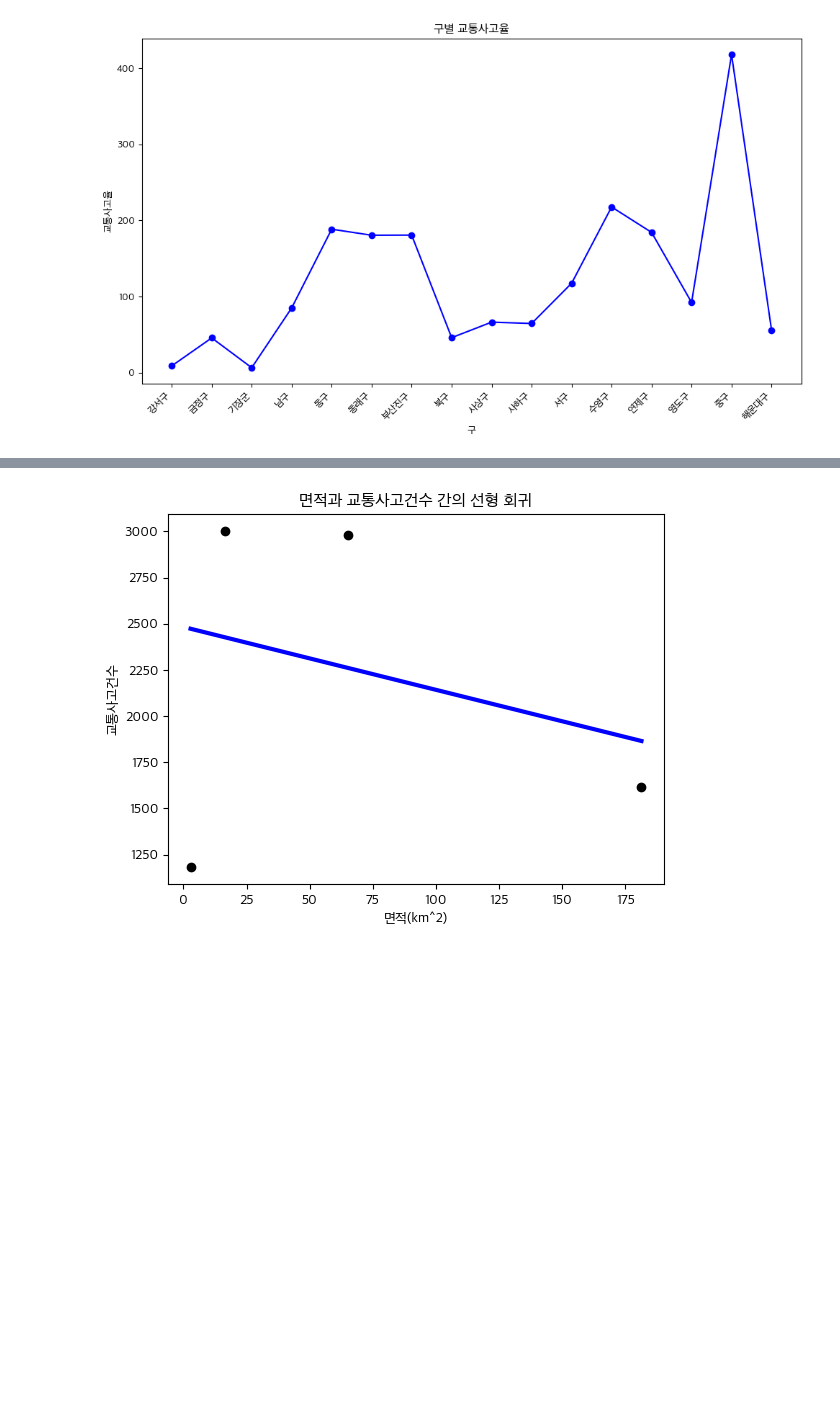
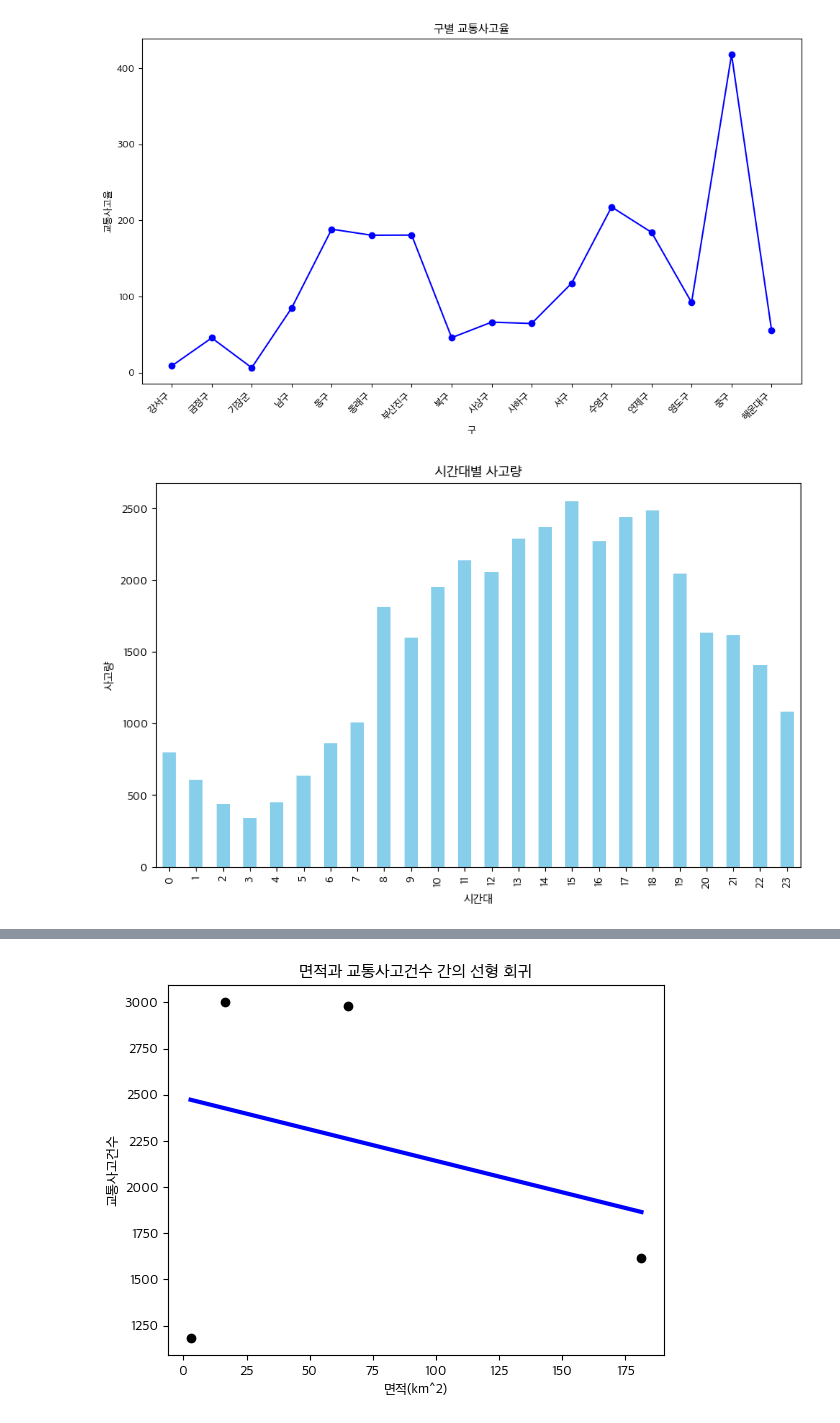
Before and after one commit to sonyuyoung/Weather-and-traffic-accidents, a Jupyter notebook: 유영/0123.ipynb, the cells around one changed output, grey strips where cells are left out. Saved outputs shown, nothing was run; the diff lists cells and outputs as text; code cells hidden in the pictures; blank space fills up the shorter version.

```diff
--- a/유영/0123.ipynb
+++ b/유영/0123.ipynb
@@ -735,3 +860,34 @@ plt.tight_layout()
 plt.show()
 # %% [output]
 [figure]
+# %%
+import pandas as pd
+import matplotlib.pyplot as plt
+
+# CSV 파일 경로
+file_path = '교통사고2.csv'
+
+# CSV 파일 읽기 (encoding 지정)
+df = pd.read_csv(file_path, delimiter=',')
+
+# '사고일시' 컬럼을 datetime 형식으로 변환
+df['사고일시'] = pd.to_datetime(df['사고일시'], format='%Y년 %m월 %d일 %H시')
+
+# 결측값을 처리하고 '시간대' 컬럼 추가 (정수로 변환)
+df['시간대'] = df['사고일시'].dt.hour.astype('Int64')
+
+# 결측값이 있는 행 삭제
+df = df.dropna(subset=['시간대'])
+
+# 시간대별 사고량 계산
+시간대별_사고수 = df['시간대'].value_counts().sort_index()
+
+# 막대그래프 그리기
+plt.figure(figsize=(10, 6))
+시간대별_사고수.plot(kind='bar', color='skyblue')
+plt.title('시간대별 사고량')
+plt.xlabel('시간대')
+plt.ylabel('사고량')
+plt.show()
+# %% [output]
+[figure, added]
```
Also changed, not shown: parts of 22 cells of this notebook, 35 other files.
